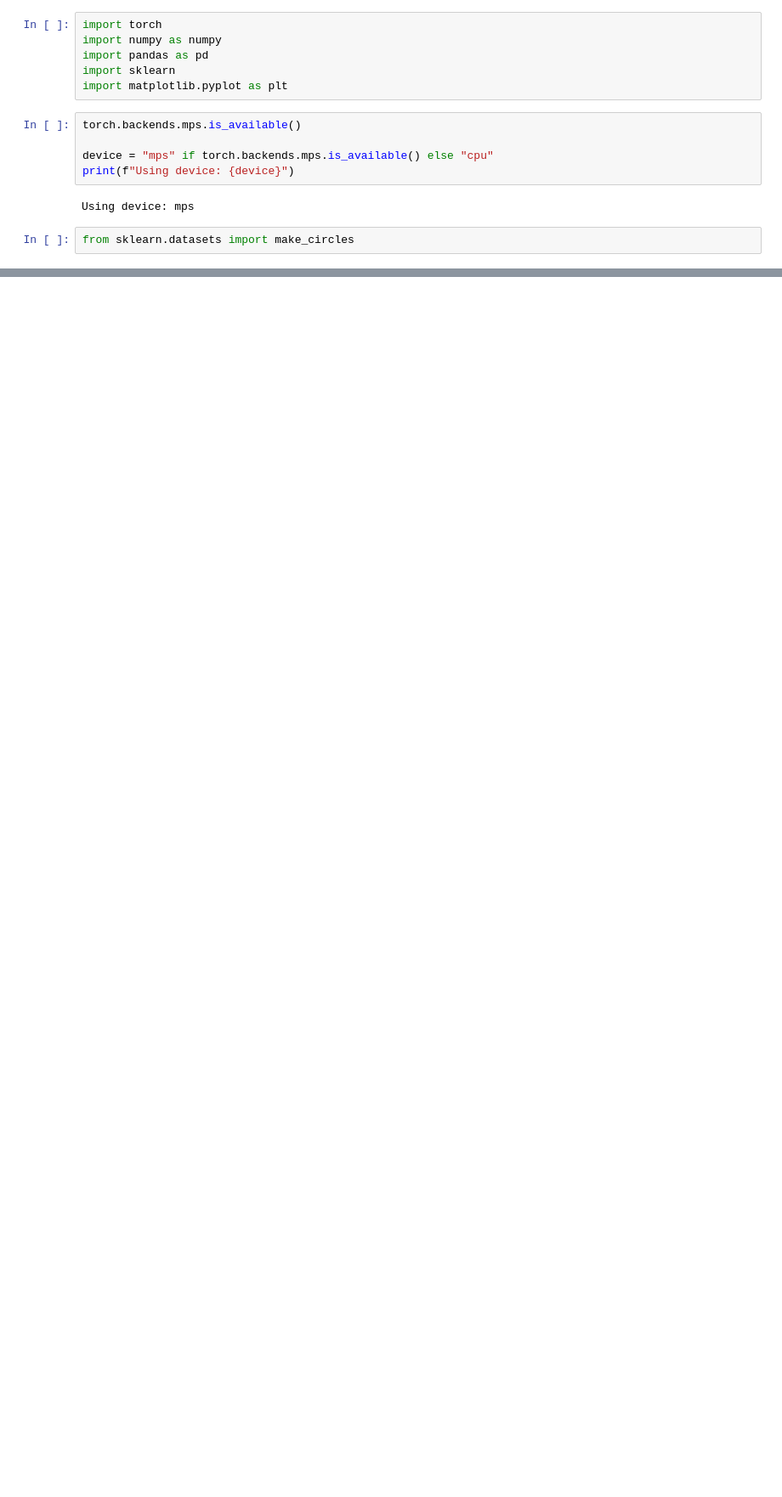
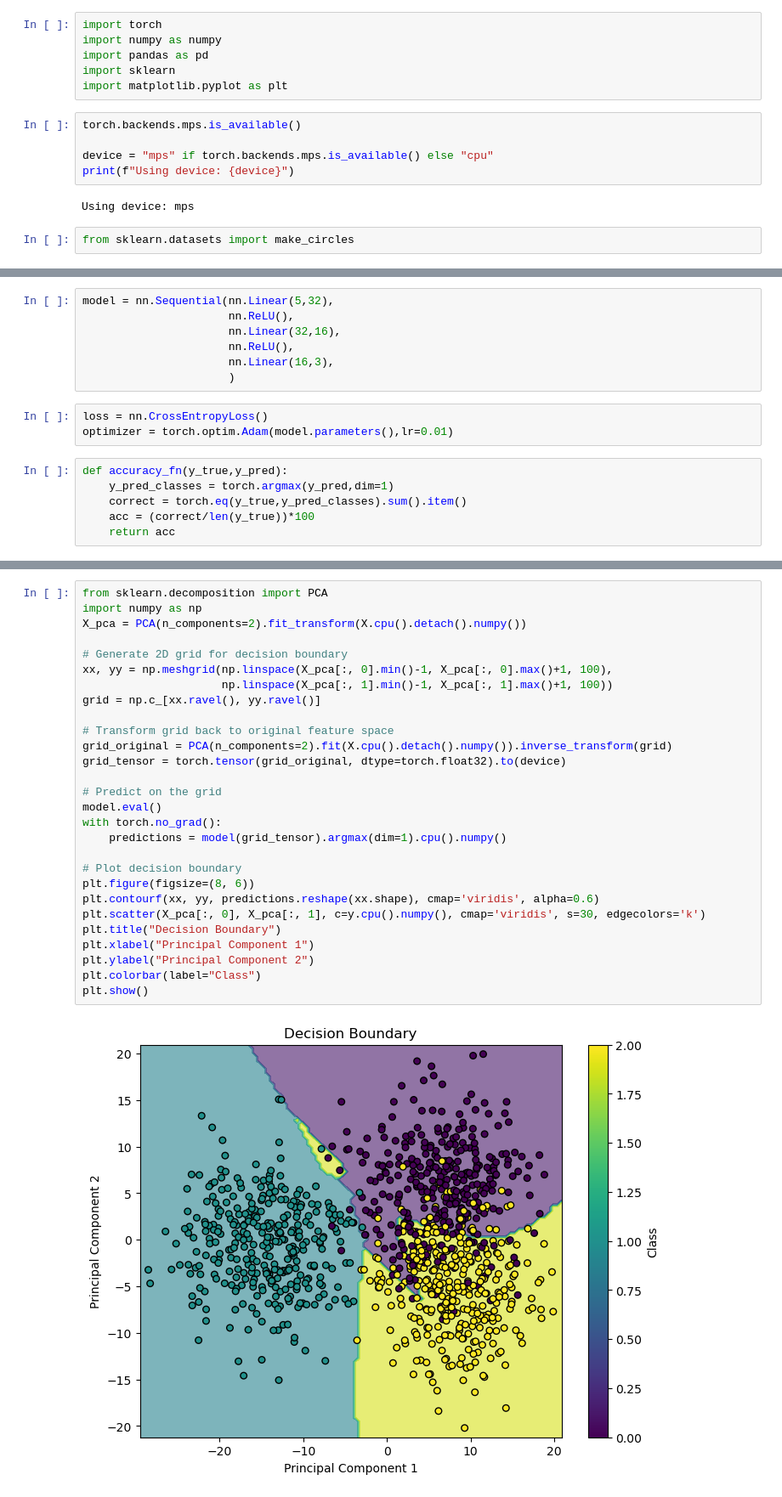
Before and after one commit to DanielSHuq/self-pytorch-deep-learning, a Jupyter notebook: 02_self_pytorch_classification.ipynb, the cells around one changed output, grey strips where cells are left out. Shown at 85% size. Saved outputs shown, nothing was run; the diff lists cells and outputs as text; blank space fills up the shorter version.

```diff
--- a/02_self_pytorch_classification.ipynb
+++ b/02_self_pytorch_classification.ipynb
@@ -30,0 +195,16 @@ input.shape,output.shape
+# %%
+model = nn.Sequential(nn.Linear(5,32),
+                      nn.ReLU(),
+                      nn.Linear(32,16),
+                      nn.ReLU(),
+                      nn.Linear(16,3),
+                      )
+# %%
+loss = nn.CrossEntropyLoss()
+optimizer = torch.optim.Adam(model.parameters(),lr=0.01)
+# %%
+def accuracy_fn(y_true,y_pred):
+    y_pred_classes = torch.argmax(y_pred,dim=1)
+    correct = torch.eq(y_true,y_pred_classes).sum().item()
+    acc = (correct/len(y_true))*100
+    return acc
@@ -30,0 +252,30 @@ input.shape,output.shape
+# %%
+from sklearn.decomposition import PCA
+import numpy as np
+X_pca = PCA(n_components=2).fit_transform(X.cpu().detach().numpy())
+
+# Generate 2D grid for decision boundary
+xx, yy = np.meshgrid(np.linspace(X_pca[:, 0].min()-1, X_pca[:, 0].max()+1, 100),
+                     np.linspace(X_pca[:, 1].min()-1, X_pca[:, 1].max()+1, 100))
+grid = np.c_[xx.ravel(), yy.ravel()]
+
+# Transform grid back to original feature space
+grid_original = PCA(n_components=2).fit(X.cpu().detach().numpy()).inverse_transform(grid)
+grid_tensor = torch.tensor(grid_original, dtype=torch.float32).to(device)
+
+# Predict on the grid
+model.eval()
+with torch.no_grad():
+    predictions = model(grid_tensor).argmax(dim=1).cpu().numpy()
+
+# Plot decision boundary
+plt.figure(figsize=(8, 6))
+plt.contourf(xx, yy, predictions.reshape(xx.shape), cmap='viridis', alpha=0.6)
+plt.scatter(X_pca[:, 0], X_pca[:, 1], c=y.cpu().numpy(), cmap='viridis', s=30, edgecolors='k')
+plt.title("Decision Boundary")
+plt.xlabel("Principal Component 1")
+plt.ylabel("Principal Component 2")
+plt.colorbar(label="Class")
+plt.show()
+# %% [output]
+[figure, added]
```
Also changed, not shown: parts of 15 cells of this notebook.
